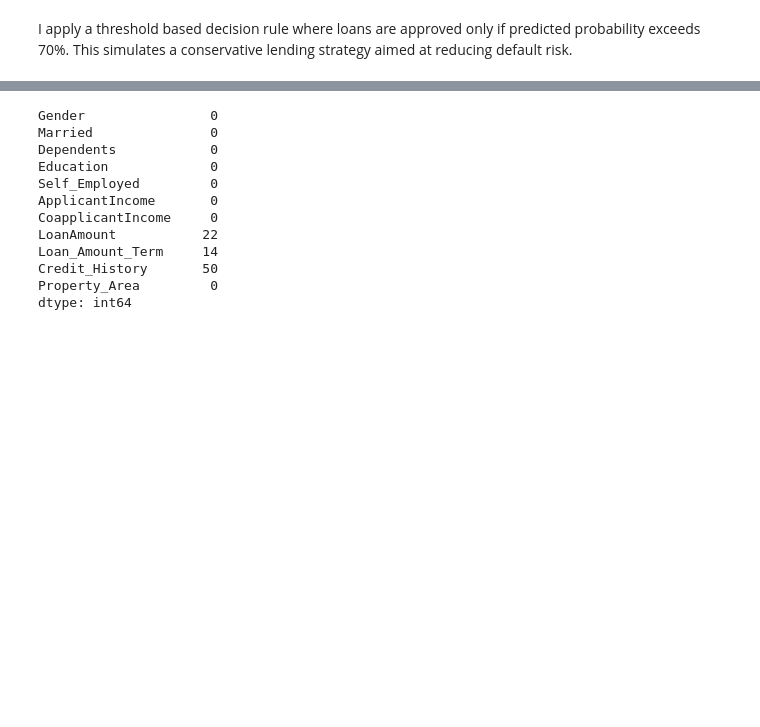
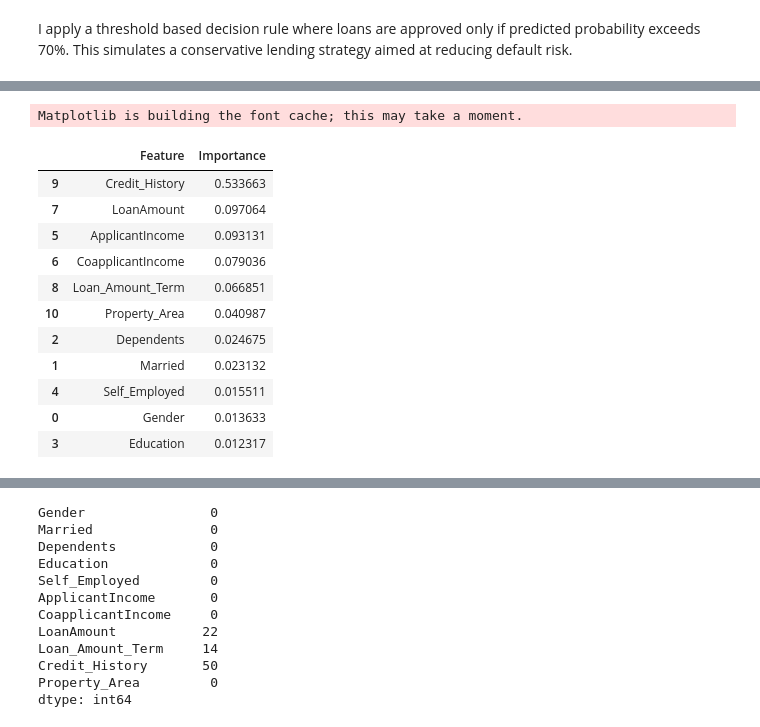
Before and after one commit to waleedissaa/credit-risk-decision-system, a Jupyter notebook: notebooks/01_data_exploration.ipynb, the cells around one changed output, grey strips where cells are left out. Cells and saved outputs as stored; diff of their text form; code cells hidden in the pictures; blank space fills up the shorter version.

```diff
--- a/notebooks/01_data_exploration.ipynb
+++ b/notebooks/01_data_exploration.ipynb
@@ -129,0 +162,24 @@ I apply a threshold based decision rule where loans are approved only if predict
+# %%
+import pandas as pd
+import matplotlib.pyplot as plt
+
+importance = pd.DataFrame({
+    'Feature': X.columns,
+    'Importance': rf_model.feature_importances_
+}).sort_values(by='Importance', ascending=False)
+
+importance
+# %% [output]
+Matplotlib is building the font cache; this may take a moment.
+|  | Feature | Importance |
+| 9 | Credit_History | 0.533663 |
+| 7 | LoanAmount | 0.097064 |
+| 5 | ApplicantIncome | 0.093131 |
+| 6 | CoapplicantIncome | 0.079036 |
+| 8 | Loan_Amount_Term | 0.066851 |
+| 10 | Property_Area | 0.040987 |
+| 2 | Dependents | 0.024675 |
+| 1 | Married | 0.023132 |
+| 4 | Self_Employed | 0.015511 |
+| 0 | Gender | 0.013633 |
+| 3 | Education | 0.012317 |
```
Also changed, not shown: parts of 5 cells of this notebook, 2 other files.
